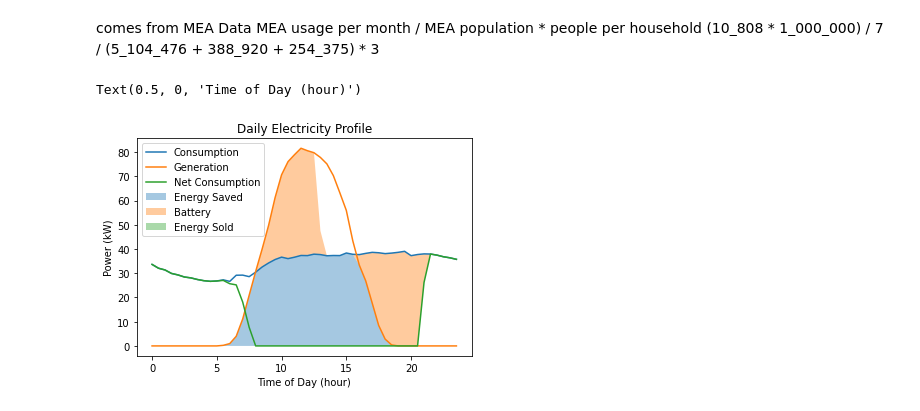
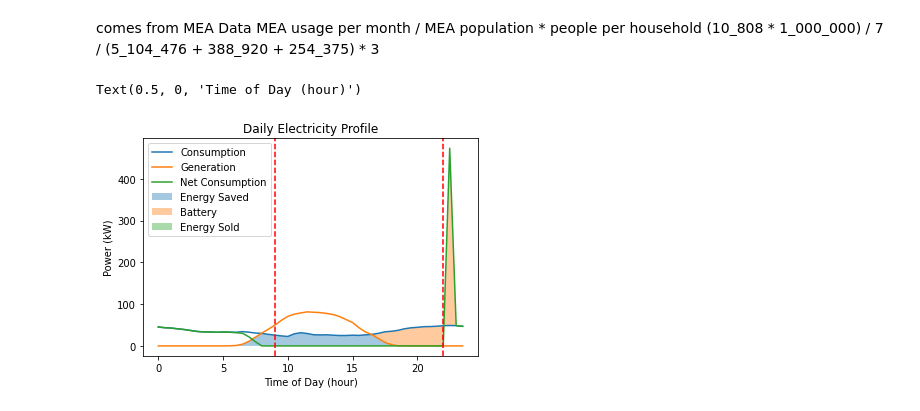
Before and after one commit to AndyBestIsBored/ThaiSolarROICalculation, a Jupyter notebook: calculation.ipynb, the cells around one changed output. Saved outputs shown, nothing was run; the diff lists cells and outputs as text; code cells hidden in the pictures.

Commit message:
Fixed the unit conversion, but the battery capacity still have minor problems.

```diff
--- a/calculation.ipynb
+++ b/calculation.ipynb
@@ -15,7 +15,7 @@ MEA usage per month / MEA population * people per household
 system_name = "T3 Technology_5kW"
 egat_region = "Metropolitan"
 monthly_consumption_kWh = 805.8776176016754
-tou = False
+tou = True
 month = "July"
 year = 2024
 fit = 0
@@ -96,7 +96,7 @@ if tou:
                 battery_profile_arr.append(battery_capacity)
                 continue
             elif battery_profile_arr[-1] < battery_capacity:
-                battery_from_grid_arr.append((battery_capacity - battery_profile_arr[-1]))
+                battery_from_grid_arr.append((battery_capacity - battery_profile_arr[-1])*2/0.5)
                 battery_profile_arr.append(battery_capacity)
             else:
                 battery_from_grid_arr.append(0)
@@ -106,14 +106,14 @@ if tou:
                 battery_from_grid_arr.append(0)
                 battery_profile_arr.append(min([battery_profile_arr[-1] + (
                     values["Generation"] - values["Consumption"]
-                )*0.5, battery_capacity]))
+                )*0.5/2, battery_capacity]))
             else:
-                battery_from_grid_arr.append(-min([battery_profile_arr[-1], values["Consumption"] - values["Generation"]]))
+                battery_from_grid_arr.append(-min([battery_profile_arr[-1]*2/0.5, values["Consumption"] - values["Generation"]]))
                 battery_profile_arr.append(
                     max(
                         [
                             battery_profile_arr[-1]
-                            - (values["Consumption"] - values["Generation"]),
+                            - (values["Consumption"] - values["Generation"])*0.5/2,
                             0,
                         ]
                     )
@@ -126,10 +126,10 @@ else:
             continue
         if values["Generation"] - values["Consumption"] > 0:
             battery_from_grid_arr.append(0)
-            battery_profile_arr.append(min(battery_profile_arr[-1] + (values["Generation"] - values["Consumption"]), battery_capacity))
+            battery_profile_arr.append(min(battery_profile_arr[-1] + (values["Generation"] - values["Consumption"])*0.5/2, battery_capacity))
         else:
-            battery_from_grid_arr.append(-min([battery_profile_arr[-1], values["Consumption"] - values["Generation"]]))
-            battery_profile_arr.append(max(battery_profile_arr[-1] - (values["Consumption"] - values["Generation"]), 0))
+            battery_from_grid_arr.append(-min([battery_profile_arr[-1]*2/0.5, values["Consumption"] - values["Generation"]]))
+            battery_profile_arr.append(max(battery_profile_arr[-1] - (values["Consumption"] - values["Generation"])*0.5/2, 0))
 
 battery_profile_df = pd.DataFrame(
     {
@@ -150,7 +150,7 @@ initial_charge = 0
 if tou:
     initial_charge = battery_capacity
 charge_profile_arr = (
-    full_df["Battery"] - np.insert(full_df["Battery"].to_numpy(), 0, initial_charge)[:-1]
+    (full_df["Battery"] - np.insert(full_df["Battery"].to_numpy(), 0, initial_charge)[:-1])*2/0.5
 )
 
 battery_profile_df["Charge profile"] = charge_profile_arr
@@ -203,37 +203,34 @@ plt.fill_between(
     alpha=0.4,
     label="Energy Saved",
 )
 
-charge_profile = (
-    full_df["Battery"] - np.insert(full_df["Battery"].to_numpy(), 0, 0)[:-1]
-)
 plt.fill_between(
     full_df["time"],
     full_df["Charge profile"] + full_df["Consumption"],
     full_df["Consumption"],
     alpha=0.4,
     label="Battery",
 )
 
 plt.fill_between(
     full_df["time"],
     full_df["Generation"] - full_df["Energy sold"],
     full_df["Generation"],
     alpha=0.4,
     label="Energy Sold",
 )
 
 if tou:
     plt.axvline(on_peak_period[0], color="red", linestyle="--")
     plt.axvline(on_peak_period[1], color="red", linestyle="--")
 
 plt.legend()
 plt.title("Daily Electricity Profile")
 plt.ylabel("Power (kW)")
 plt.xlabel("Time of Day (hour)")
 # %% [output]
 Text(0.5, 0, 'Time of Day (hour)')
-[figure, old version]
+[figure, new version]
 # %%
 def energy2cost_no_tou(monthly_consumption_kWh):
     cost = 0
```
Also changed, not shown: parts of 13 cells of this notebook.
